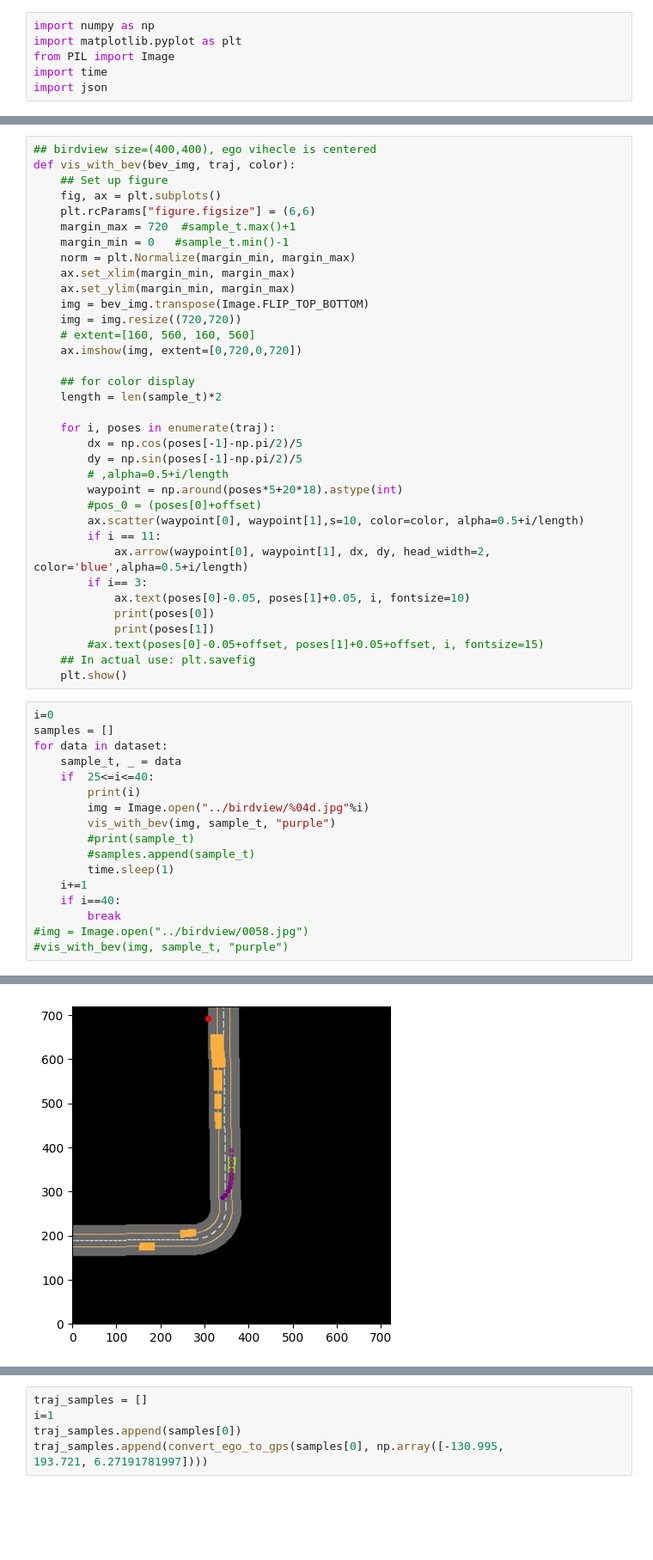
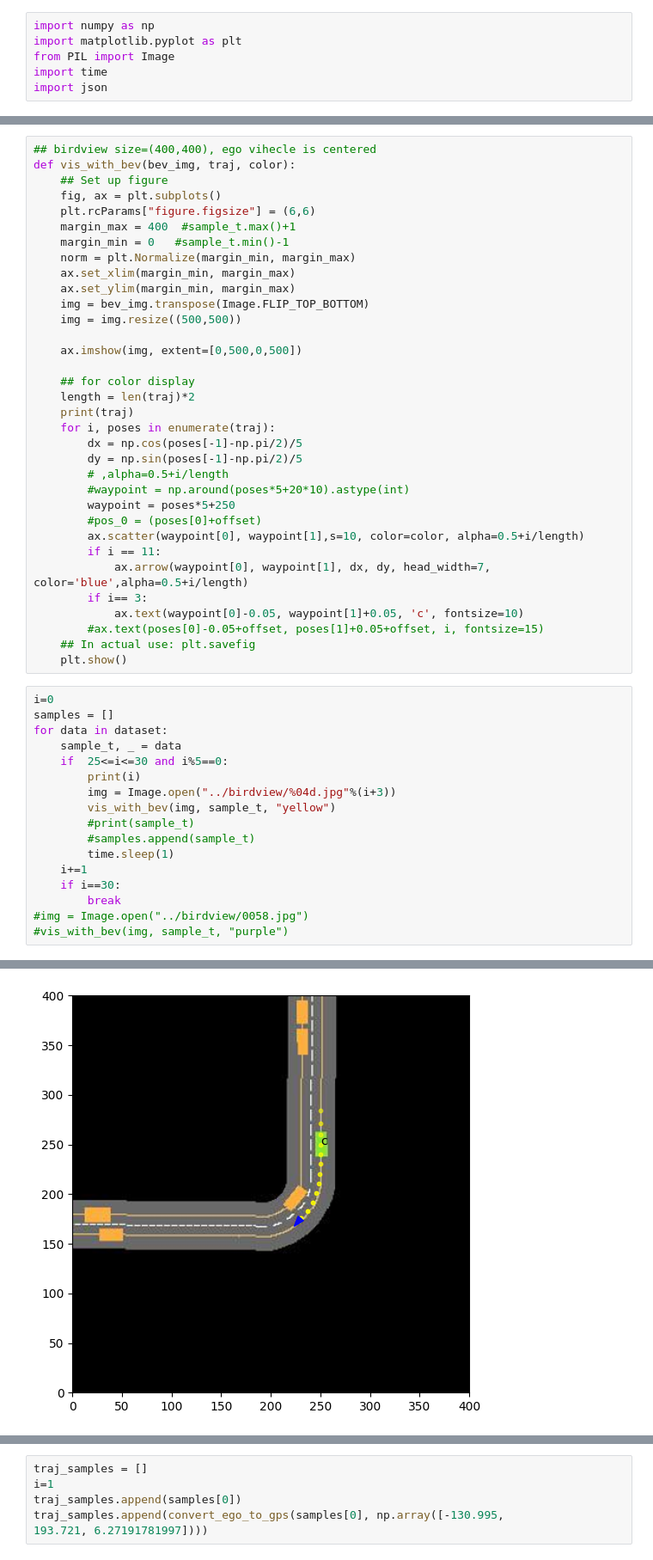
Before and after one commit to graldij/DiffuseDrive, a Jupyter notebook: wp_visualize.ipynb, the cells around one changed output, grey strips where cells are left out. Shown at 86% size. Drawn from its saved outputs; the diff is of its cells as text; blank space fills up the shorter version.

```diff
--- a/wp_visualize.ipynb
+++ b/wp_visualize.ipynb
@@ -114,32 +114,31 @@ def vis_with_bev(bev_img, traj, color):
     ## Set up figure
     fig, ax = plt.subplots()
     plt.rcParams["figure.figsize"] = (6,6)
-    margin_max = 720  #sample_t.max()+1
+    margin_max = 400  #sample_t.max()+1
     margin_min = 0   #sample_t.min()-1
     norm = plt.Normalize(margin_min, margin_max)
     ax.set_xlim(margin_min, margin_max)
     ax.set_ylim(margin_min, margin_max)
     img = bev_img.transpose(Image.FLIP_TOP_BOTTOM)
-    img = img.resize((720,720))
-    # extent=[160, 560, 160, 560]
-    ax.imshow(img, extent=[0,720,0,720])
+    img = img.resize((500,500))
+
+    ax.imshow(img, extent=[0,500,0,500])
 
     ## for color display
-    length = len(sample_t)*2
-
+    length = len(traj)*2
+    print(traj)
     for i, poses in enumerate(traj):
         dx = np.cos(poses[-1]-np.pi/2)/5
         dy = np.sin(poses[-1]-np.pi/2)/5
         # ,alpha=0.5+i/length
-        waypoint = np.around(poses*5+20*18).astype(int)
+        #waypoint = np.around(poses*5+20*10).astype(int)
+        waypoint = poses*5+250
         #pos_0 = (poses[0]+offset)
         ax.scatter(waypoint[0], waypoint[1],s=10, color=color, alpha=0.5+i/length)
         if i == 11:
-            ax.arrow(waypoint[0], waypoint[1], dx, dy, head_width=2, color='blue',alpha=0.5+i/length)
+            ax.arrow(waypoint[0], waypoint[1], dx, dy, head_width=7, color='blue',alpha=0.5+i/length)
         if i== 3:
-            ax.text(poses[0]-0.05, poses[1]+0.05, i, fontsize=10)
-            print(poses[0])
-            print(poses[1])
+            ax.text(waypoint[0]-0.05, waypoint[1]+0.05, 'c', fontsize=10)
         #ax.text(poses[0]-0.05+offset, poses[1]+0.05+offset, i, fontsize=15)
     ## In actual use: plt.savefig
     plt.show()
@@ -148,15 +147,15 @@ i=0
 samples = []
 for data in dataset:
     sample_t, _ = data
-    if  25<=i<=40:
+    if  25<=i<=30 and i%5==0:
         print(i)
-        img = Image.open("../birdview/%04d.jpg"%i)
-        vis_with_bev(img, sample_t, "purple")
+        img = Image.open("../birdview/%04d.jpg"%(i+3))
+        vis_with_bev(img, sample_t, "yellow")
         #print(sample_t)
         #samples.append(sample_t)
         time.sleep(1)
     i+=1
-    if i==40:
+    if i==30:
         break
 #img = Image.open("../birdview/0058.jpg")
 #vis_with_bev(img, sample_t, "purple")
@@ -167 +176 @@ for data in dataset:
-[figure, old version]
+[figure, new version]
```
Also changed, not shown: parts of 10 cells of this notebook, 1 other file.
